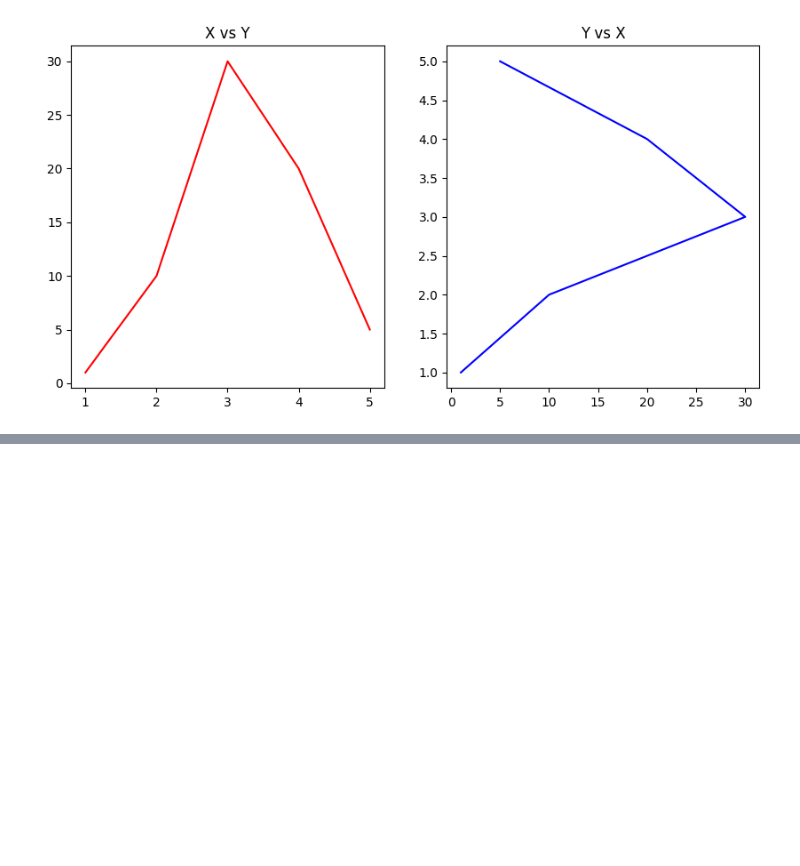
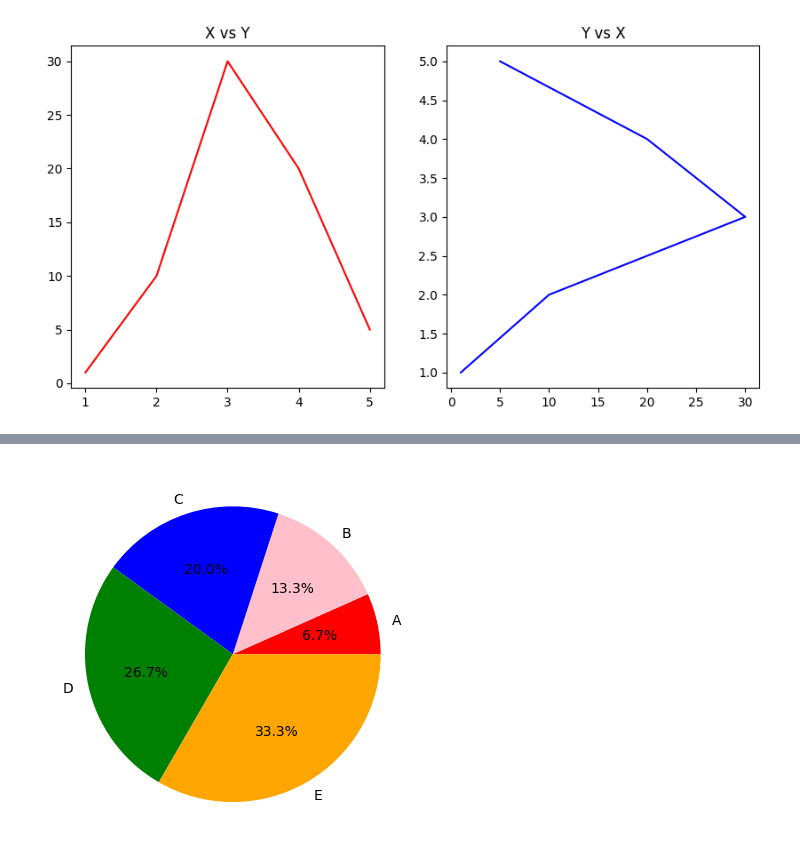
Before and after one commit to Sanjeevi-Kumar/Learning-Fundamental, a Jupyter notebook: Matplotlib/matplotlib.ipynb, the cells around one changed output, grey strips where cells are left out. Saved outputs shown, nothing was run; the diff lists cells and outputs as text; code cells hidden in the pictures; blank space fills up the shorter version.

```diff
--- a/Matplotlib/matplotlib.ipynb
+++ b/Matplotlib/matplotlib.ipynb
@@ -50,0 +83,11 @@ plt.show()
+# %%
+import matplotlib.pyplot as plt
+
+labels = ["A", "B", "C", "D", "E"]
+data = [10, 20, 30, 40, 50]
+colors = ["red", "pink", "blue", "green", "orange"]
+
+plt.pie(data, labels=labels, colors=colors,autopct="%.1f%%")
+plt.show()
+# %% [output]
+[figure, added]
```
Also changed, not shown: parts of 5 cells of this notebook.
